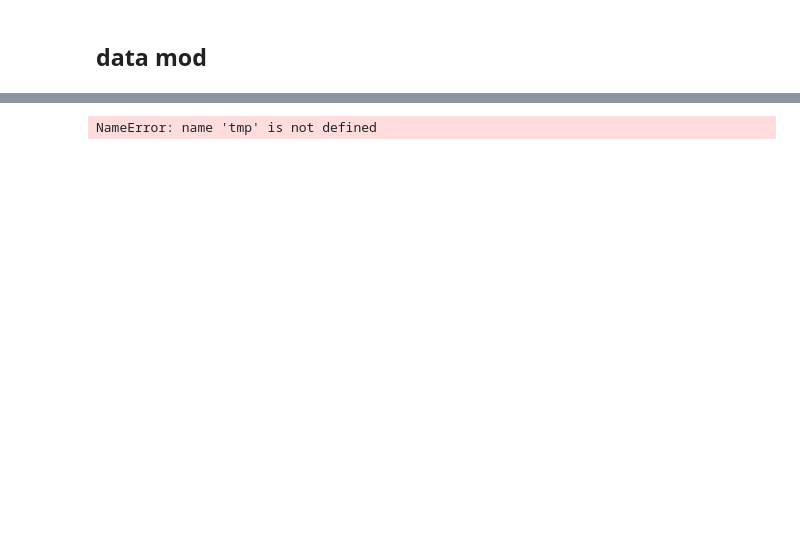
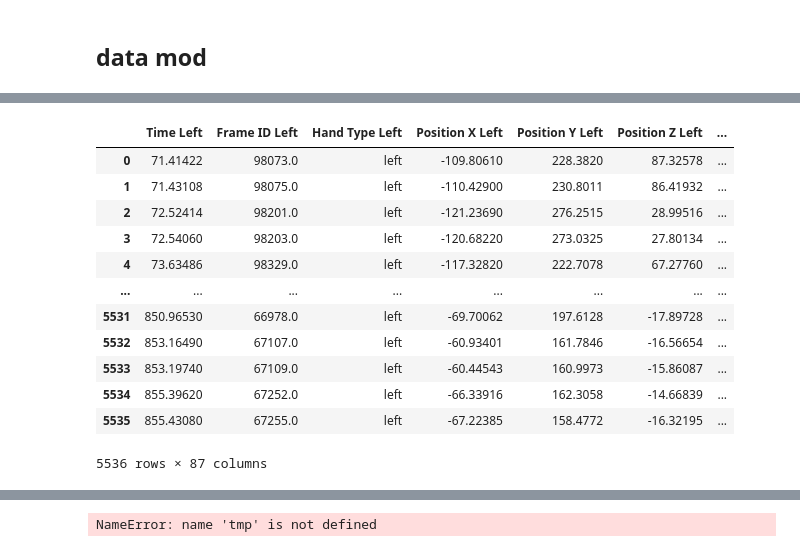
Before and after one commit to MtheEPIC/DataImaging, a Jupyter notebook: Hand_gestures.ipynb, the cells around one changed output, grey strips where cells are left out. Cells and saved outputs as stored; diff of their text form; code cells hidden in the pictures; blank space fills up the shorter version.

```diff
--- a/Hand_gestures.ipynb
+++ b/Hand_gestures.ipynb
@@ -23,0 +26,4 @@ from sklearn.svm import SVC, LinearSVC
+# %%
+r_hand_path = 'data\\HandRight.csv'
+path = 'data\\Training\\*\\*'
+start_delay = 7
@@ -24,9 +72,14 @@ from sklearn.svm import SVC, LinearSVC
 # %%
 def mod_df(df, df2=None):
     df.rename(str.strip, axis='columns', inplace=True)
-#     for i in range(len(df.columns)):
-#         df.iloc[:, i] = df.iloc[:, i].strip()
-    df = df[df['Time']>=df.iloc[0, 0]+7]
+#     df.rename(str.replace(" ", "-"), axis='columns', inplace=True)
+    df.drop('# hands', axis=1, inplace=True)
+#     df = df.replace(['left', 'right'], [0, 1])
+    df = df[df['Time']>=df['Time'][0]+start_delay]
+
+
+
+    df = combine_hands(df, df2)
 
     start_time = df.iloc[0, 0]
     end_time = df.iloc[len(df)-1, 0]
@@ -34,23 +87,12 @@ def mod_df(df, df2=None):
     start_frame = df.iloc[0, 1]
     end_frame = df.iloc[len(df)-1, 1]
     total_frame = (end_frame - start_frame)
-#     if df2 is None:
-# #         print("here")
-# #         print('')
-# #         jump = total_frame//total_time
-#         df['tmp'] = np.arange(df.shape[0])
-#         df_cut = df[df['tmp'].isin(np.linspace(0, df.shape[0], df.shape[0]//24))]
-#         df_cut.drop('tmp', axis=1)
-#     else:
-#         df_cut = df
-#         size = df.shape[0]
-#         print('size ', df2.shape[0])
-#         jump = total_frame//size
-#         df_cut = df[df['Frame ID'].isin(np.linspace(start_frame, end_frame, size))]
 
+    tmp1 = np.arange(0, df.shape[0], int(total_time))
+    tmp2 = np.arange(1, df.shape[0], int(total_time))
     df['tmp'] = np.arange(df.shape[0])
-    df_cut = df[df['tmp'].isin(np.linspace(0, df.shape[0], df.shape[0]//24))]
-    df_cut.drop('tmp', axis=1)
+    df_cut = df[df['tmp'].isin(np.append(tmp1, tmp2))]
+    df_cut.drop('tmp', axis=1, inplace=True)
 
 
 #     jump = total_frame//100
@@ -91,13 +142,10 @@ train_sync.head()
 # %%
 cnt = 0
 
-
-
-r_hand_path = 'data\\HandRight.csv'
-path = 'data\\Training\\*\\*'
 train_df = pd.DataFrame()
 r_hand_df = pd.read_csv(r_hand_path)
 r_hand_df.dropna(inplace=True)
+r_hand_df = r_hand_df[r_hand_df['Time']>=r_hand_df['Time'][0]+start_delay]
 r_hand_df['value'] = 0
 print(r_hand_df.shape)
 
@@ -120,6 +168,7 @@ for name in glob.glob(path):
         else:
             print('ERORR')
     print('after', df.shape)
+    train_df = train_df.append(df, ignore_index=True)
 #     print(df.head())
 cnt
 # %% [output]
@@ -164,0 +193,16 @@ after (168, 24)
+# %%
+train_df
+# %% [output]
+|  | Time Left | Frame ID Left | Hand Type Left | Position X Left | Position Y Left | Position Z Left | ... |
+| 0 | 71.41422 | 98073.0 | left | -109.80610 | 228.3820 | 87.32578 | ... |
+| 1 | 71.43108 | 98075.0 | left | -110.42900 | 230.8011 | 86.41932 | ... |
+| 2 | 72.52414 | 98201.0 | left | -121.23690 | 276.2515 | 28.99516 | ... |
+| 3 | 72.54060 | 98203.0 | left | -120.68220 | 273.0325 | 27.80134 | ... |
+| 4 | 73.63486 | 98329.0 | left | -117.32820 | 222.7078 | 67.27760 | ... |
+| ... | ... | ... | ... | ... | ... | ... | ... |
+| 5531 | 850.96530 | 66978.0 | left | -69.70062 | 197.6128 | -17.89728 | ... |
+| 5532 | 853.16490 | 67107.0 | left | -60.93401 | 161.7846 | -16.56654 | ... |
+| 5533 | 853.19740 | 67109.0 | left | -60.44543 | 160.9973 | -15.86087 | ... |
+| 5534 | 855.39620 | 67252.0 | left | -66.33916 | 162.3058 | -14.66839 | ... |
+| 5535 | 855.43080 | 67255.0 | left | -67.22385 | 158.4772 | -16.32195 | ... |
+5536 rows × 87 columns
```
Also changed, not shown: parts of 12 cells of this notebook.
